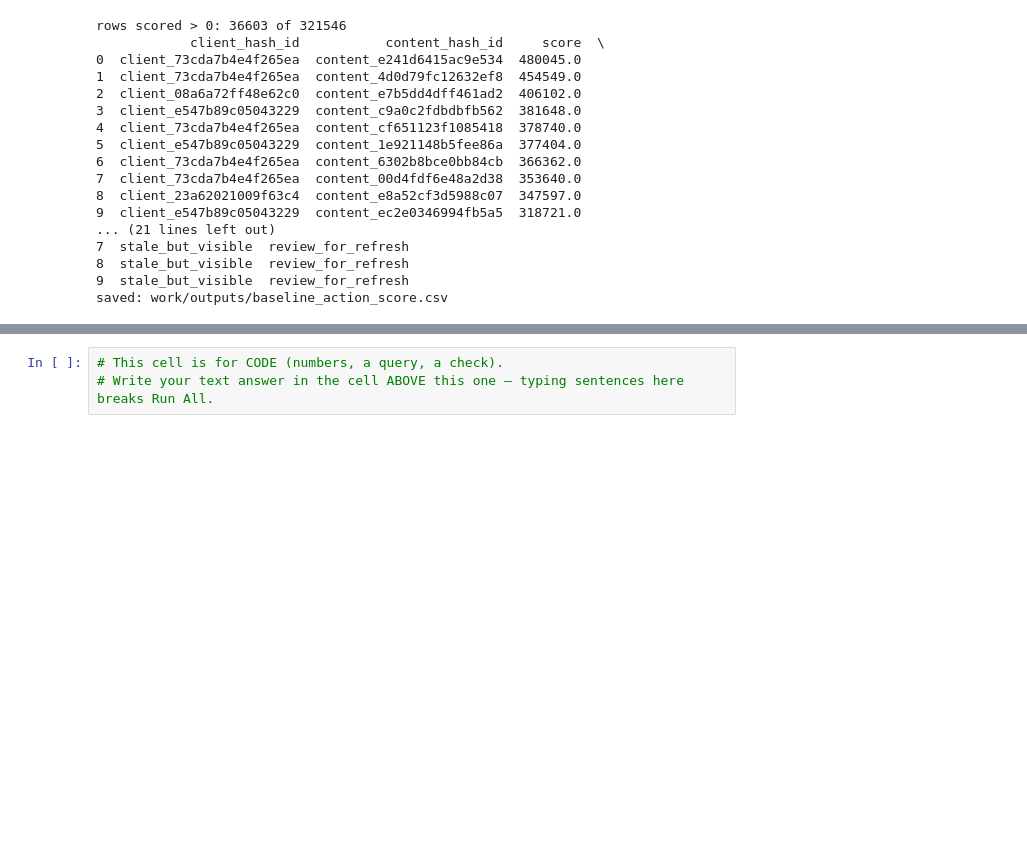
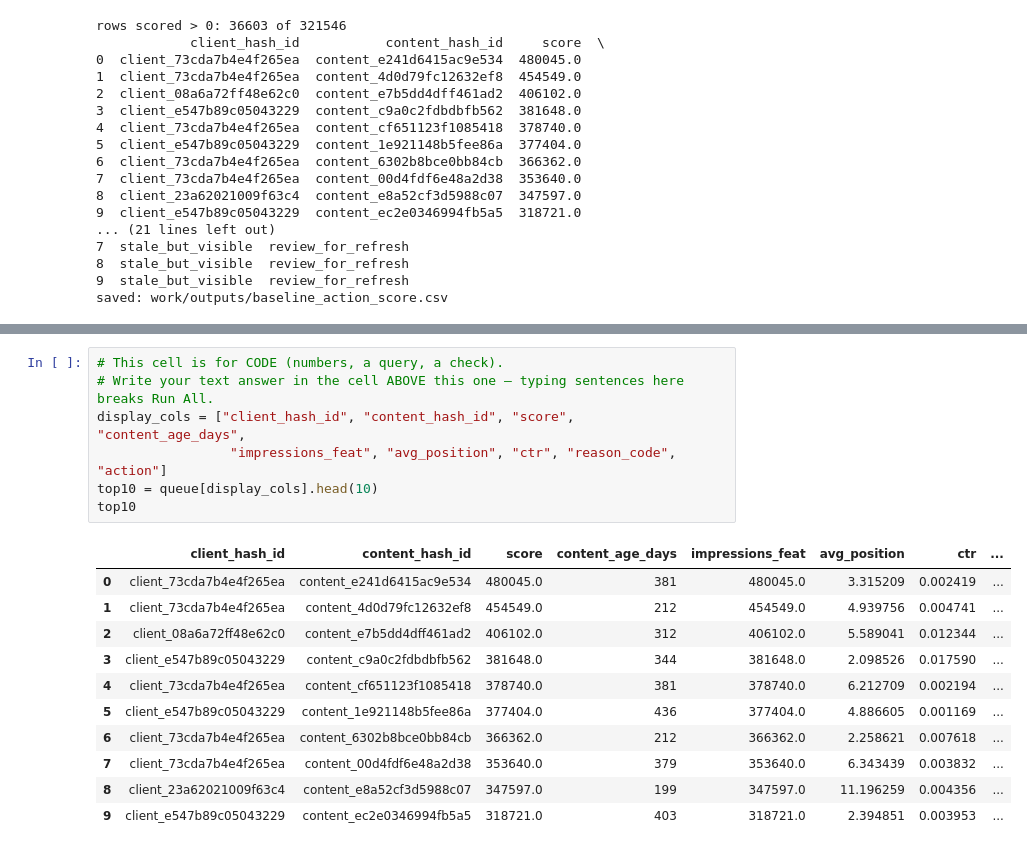
Before and after one commit to anujrkt06-tech/Flyrank-ML-project-, a Jupyter notebook: work/notebooks/w04_baseline_score.ipynb, the cells around one changed output, grey strips where cells are left out. Cells and saved outputs as stored; diff of their text form; blank space fills up the shorter version.

```diff
--- a/work/notebooks/w04_baseline_score.ipynb
+++ b/work/notebooks/w04_baseline_score.ipynb
@@ -169,6 +220,22 @@ saved: work/outputs/baseline_action_score.csv
 # %%
 # This cell is for CODE (numbers, a query, a check).
 # Write your text answer in the cell ABOVE this one — typing sentences here breaks Run All.
+display_cols = ["client_hash_id", "content_hash_id", "score", "content_age_days",
+                 "impressions_feat", "avg_position", "ctr", "reason_code", "action"]
+top10 = queue[display_cols].head(10)
+top10
+# %% [output]
+|  | client_hash_id | content_hash_id | score | content_age_days | impressions_feat | avg_position | ctr | ... |
+| 0 | client_73cda7b4e4f265ea | content_e241d6415ac9e534 | 480045.0 | 381 | 480045.0 | 3.315209 | 0.002419 | ... |
+| 1 | client_73cda7b4e4f265ea | content_4d0d79fc12632ef8 | 454549.0 | 212 | 454549.0 | 4.939756 | 0.004741 | ... |
+| 2 | client_08a6a72ff48e62c0 | content_e7b5dd4dff461ad2 | 406102.0 | 312 | 406102.0 | 5.589041 | 0.012344 | ... |
+| 3 | client_e547b89c05043229 | content_c9a0c2fdbdbfb562 | 381648.0 | 344 | 381648.0 | 2.098526 | 0.017590 | ... |
+| 4 | client_73cda7b4e4f265ea | content_cf651123f1085418 | 378740.0 | 381 | 378740.0 | 6.212709 | 0.002194 | ... |
+| 5 | client_e547b89c05043229 | content_1e921148b5fee86a | 377404.0 | 436 | 377404.0 | 4.886605 | 0.001169 | ... |
+| 6 | client_73cda7b4e4f265ea | content_6302b8bce0bb84cb | 366362.0 | 212 | 366362.0 | 2.258621 | 0.007618 | ... |
+| 7 | client_73cda7b4e4f265ea | content_00d4fdf6e48a2d38 | 353640.0 | 379 | 353640.0 | 6.343439 | 0.003832 | ... |
+| 8 | client_23a62021009f63c4 | content_e8a52cf3d5988c07 | 347597.0 | 199 | 347597.0 | 11.196259 | 0.004356 | ... |
+| 9 | client_e547b89c05043229 | content_ec2e0346994fb5a5 | 318721.0 | 403 | 318721.0 | 2.394851 | 0.003953 | ... |
 # %% [markdown]
 ## 4. Weak picks + leakage check
 
```
Also changed, not shown: parts of 5 cells of this notebook.
